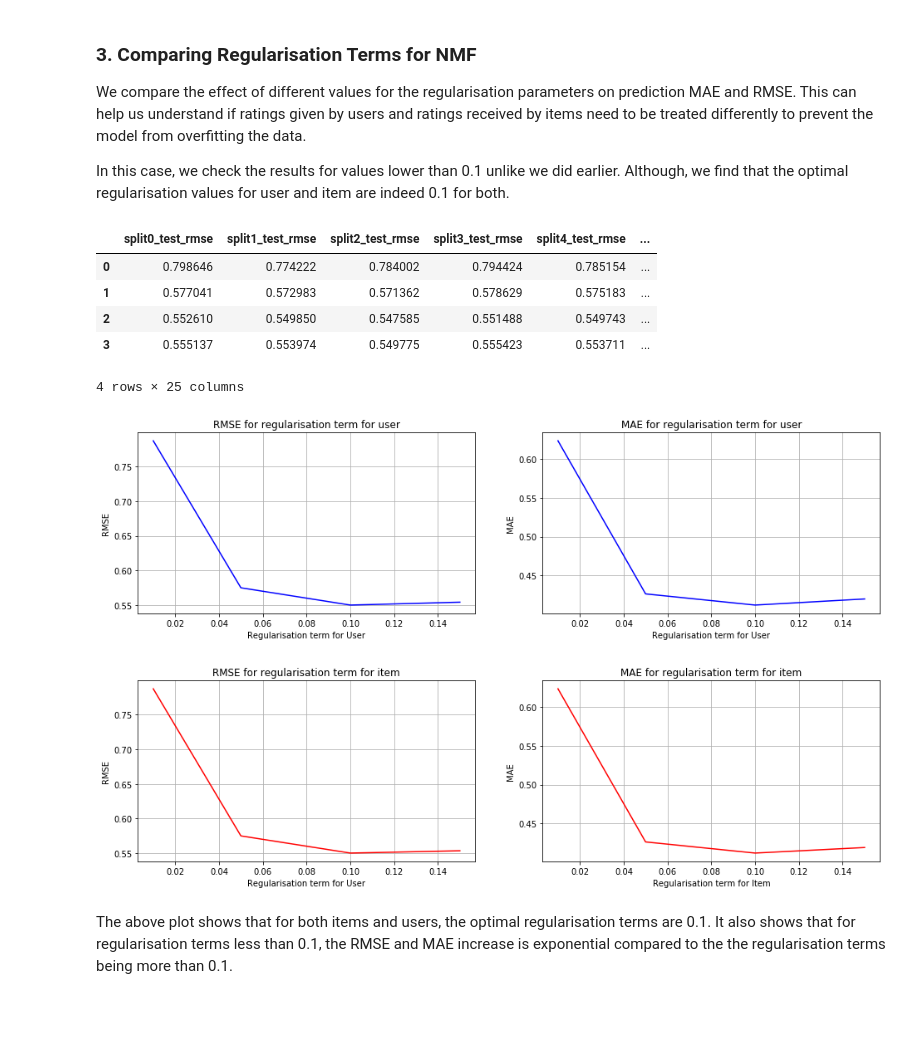
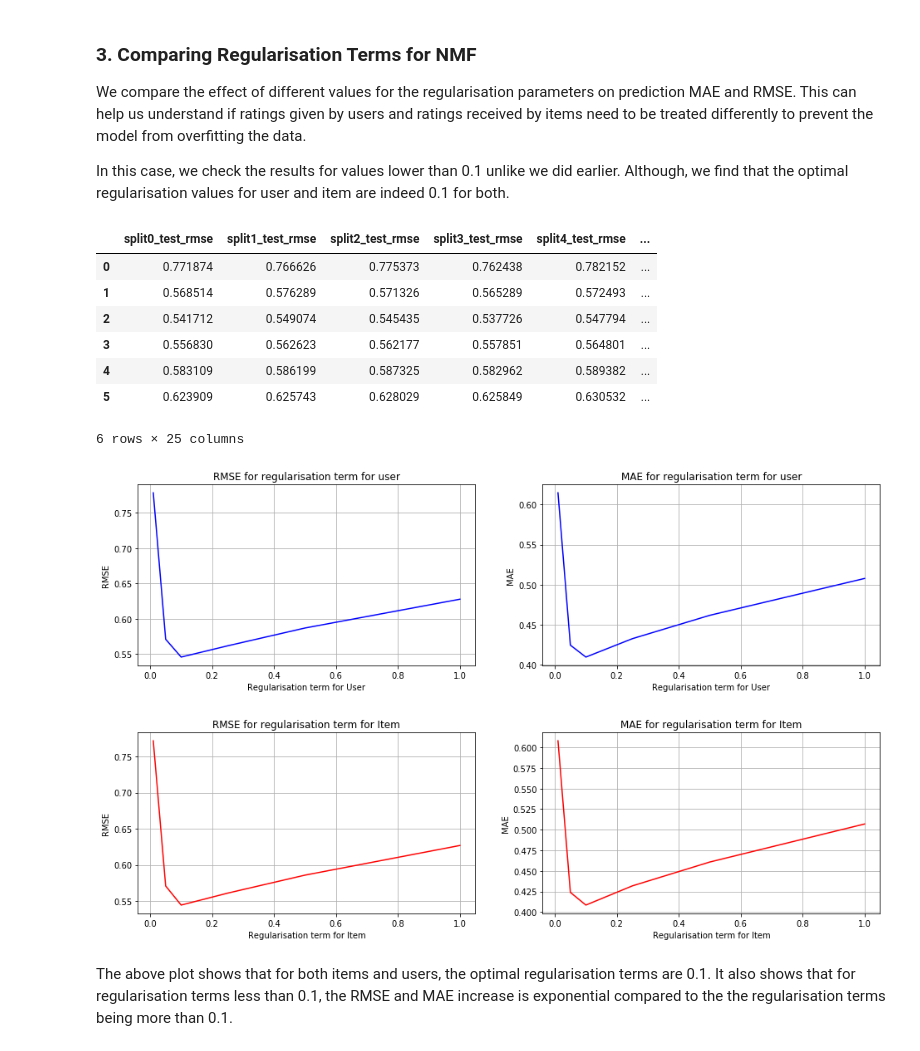
Before and after one commit to thegreatwarlo/BeerPersonalization, a Jupyter notebook: Matrix_factorisation.ipynb, the cells around one changed output. Cells and saved outputs as stored; diff of their text form; code cells hidden in the pictures; blank space fills up the shorter version.

```diff
--- a/Matrix_factorisation.ipynb
+++ b/Matrix_factorisation.ipynb
@@ -6,4 +6,4 @@ import pandas as pd
 import numpy as np
 import os
 data = pd.read_csv('D:/Columbia/Fall 2018/PTA/Project/beeradvocate1.csv', sep='^', engine='python',
-                   header=None, error_bad_lines=False)
+                   header=None, error_bad_lines=False, warn_bad_lines=False)
@@ -33,7 +15,8 @@ data.columns = ['beer_name', 'beer_beerId', 'beer_brewer', 'beer_ABV', 'beer_sty
 # keep 3 columns: user name, beer name, overall score
 data2 = data[['beer_name', 'review_profileName', 'review_overall', 'review_time']]
 
-
+m = 1000 # number of users
+n = 100 # Number of items
 # remove NA
 data2 = data2[pd.notnull(data2.beer_name)]
 data2 = data2[pd.notnull(data2.review_profileName)]
@@ -42,13 +25,13 @@ print(data2.shape)
 # %% [output]
 (1585696, 4)
 # %%
-# keep top 2000/33382 frequent users
+# keep top 1000/33382 frequent users
 user = data2.review_profileName.value_counts()
-user_list = user.keys()[:2000].tolist()
+user_list = user.keys()[:m].tolist()
 
-# keep top 200/56855 most reviewed beer
+# keep top 100/56855 most reviewed beer
 beer = data2.beer_name.value_counts()[:200]
-beer_list = beer.keys()[:200].tolist()
+beer_list = beer.keys()[:n].tolist()
 
 # keep (beer&user) pair in (user_list) and (beer_list)
 subdata = data2[data2.beer_name.isin(beer_list)]
@@ -187,24 +170,26 @@ We compare the effect of different values for the regularisation parameters on p
 
 In this case, we check the results for values lower than 0.1 unlike we did earlier. Although, we find that the optimal regularisation values for user and item are indeed 0.1 for both.
 # %%
-param_grid_pu = {'n_factors': [25], 'n_epochs': [50], 'reg_pu': [0.01, 0.05, 0.1, 0.5, 1.0], 'reg_qi': [0.1]}
+param_grid_pu = {'n_factors': [25], 'n_epochs': [50], 'reg_pu': [0.01, 0.05, 0.1, 0.25, 0.5, 1.0], 'reg_qi': [0.1]}
 grid_search_pu = GridSearchCV(NMF, param_grid_pu, measures=['RMSE', 'MAE'], cv = 5)
 grid_search_pu.fit(data)
 results_pu = pd.DataFrame.from_dict(grid_search_pu.cv_results)
 results_pu
 
-param_grid_qi = {'n_factors': [25], 'n_epochs': [50], 'reg_pu': [0.1], 'reg_qi': [0.01, 0.05, 0.1,  0.5, 1.0]}
+param_grid_qi = {'n_factors': [25], 'n_epochs': [50], 'reg_pu': [0.1], 'reg_qi': [0.01, 0.05, 0.1, 0.25, 0.5, 1.0]}
 grid_search_qi = GridSearchCV(NMF, param_grid_qi, measures=['RMSE', 'MAE'], cv = 5)
 grid_search_qi.fit(data)
 results_qi = pd.DataFrame.from_dict(grid_search_qi.cv_results)
 results_qi
 # %% [output]
 |  | split0_test_rmse | split1_test_rmse | split2_test_rmse | split3_test_rmse | split4_test_rmse | ... |
-| 0 | 0.798646 | 0.774222 | 0.784002 | 0.794424 | 0.785154 | ... |
-| 1 | 0.577041 | 0.572983 | 0.571362 | 0.578629 | 0.575183 | ... |
-| 2 | 0.552610 | 0.549850 | 0.547585 | 0.551488 | 0.549743 | ... |
-| 3 | 0.555137 | 0.553974 | 0.549775 | 0.555423 | 0.553711 | ... |
+| 0 | 0.771874 | 0.766626 | 0.775373 | 0.762438 | 0.782152 | ... |
+| 1 | 0.568514 | 0.576289 | 0.571326 | 0.565289 | 0.572493 | ... |
+| 2 | 0.541712 | 0.549074 | 0.545435 | 0.537726 | 0.547794 | ... |
+| 3 | 0.556830 | 0.562623 | 0.562177 | 0.557851 | 0.564801 | ... |
+| 4 | 0.583109 | 0.586199 | 0.587325 | 0.582962 | 0.589382 | ... |
+| 5 | 0.623909 | 0.625743 | 0.628029 | 0.625849 | 0.630532 | ... |
-4 rows × 25 columns
+6 rows × 25 columns
 # %%
 # RMSE and MAE comparisions for Regularisation parameters
 fig = plt.figure(figsize=(16,4))
@@ -237,8 +222,8 @@ ax4.grid()
 
 plt.show()
 # %% [output]
-[figure, old version]
+[figure, new version]
-[figure, old version]
+[figure, new version]
 # %% [markdown]
 The above plot shows that for both items and users, the optimal regularisation terms are 0.1. It also shows that for regularisation terms less than 0.1, the RMSE and MAE increase is exponential compared to the the regularisation terms being more than 0.1.
 # %% [markdown]
```
Also changed, not shown: parts of 27 cells of this notebook.
